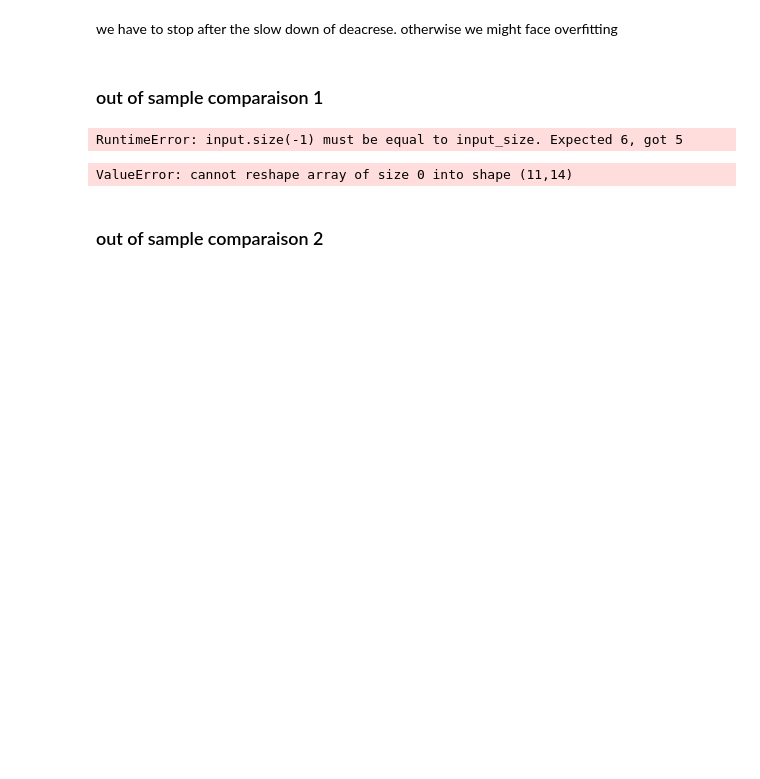
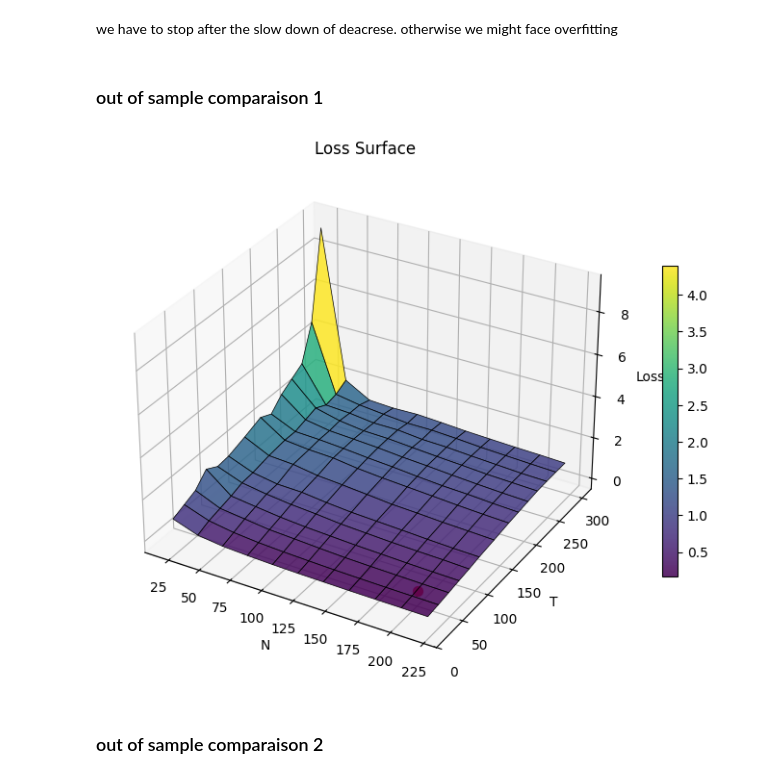
Before and after one commit to Armanddevacc/covariance-cleaning-nn, a Jupyter notebook: NN.ipynb, the cells around one changed output. Drawn from its saved outputs; the diff is of its cells as text; code cells hidden in the pictures; blank space fills up the shorter version.

```diff
--- a/NN.ipynb
+++ b/NN.ipynb
@@ -97,8 +76,6 @@ for n in N_list_test_1:
         T_vec = torch.full((batch_size_oos_1, lam_emp_oos_i.shape[1], 1), T_t)
         N_vec = torch.full((batch_size_oos_1, lam_emp_oos_i.shape[1], 1), len(lam_emp_oos_i))
 
-        input_seq = torch.cat([lam_emp_oos_i,T_vec, N_vec, Tmin, Tmax], dim=-1)
+        input_seq = torch.cat([lam_emp_oos_i, N_vec,T_vec,N_vec / T_vec, Tmin, Tmax], dim=-1)
         lam_pred_test_i = model(input_seq)
         losses_value.append(loss_function(lam_pred_test_i, Q_emp_oos_i, Sigma_true_oos_i, T_t).item())
-# %% [output]
-RuntimeError: input.size(-1) must be equal to input_size. Expected 6, got 5
@@ -105,28 +86,25 @@ RuntimeError: input.size(-1) must be equal to input_size. Expected 6, got 5
 # %%
-# meshing
-loss_grid = np.array(losses_value).reshape(len(np.array(N_list_test_1)), len(np.array(T_list_test_1)))
-N_mesh, T_mesh = np.meshgrid(np.array(N_list_test_1), np.array(T_list_test_1), indexing='ij')
-
 # plot
 fig = plt.figure(figsize=(10,7))
 ax = fig.add_subplot(111, projection='3d')
 
 surf = ax.plot_surface(N_mesh, T_mesh, loss_grid,
                        cmap='viridis',
                        edgecolor='k',
                        linewidth=0.5,
                        alpha=0.85)
 
 ax.set_xlabel("N")
 ax.set_ylabel("T")
 ax.set_zlabel("Loss")
 ax.set_title("Loss Surface")
+ax.scatter(200, 50, loss_grid[10,1], color='red', s=50)
 
 fig.colorbar(surf, shrink=0.6)
 plt.savefig('images/loss_surface.png')
 plt.show()
 # %% [output]
-ValueError: cannot reshape array of size 0 into shape (11,14)
+[figure, added]
 # %% [markdown]
 ### out of sample comparaison 2
 # %%
```
Also changed, not shown: parts of 25 cells of this notebook, 2 other files.
